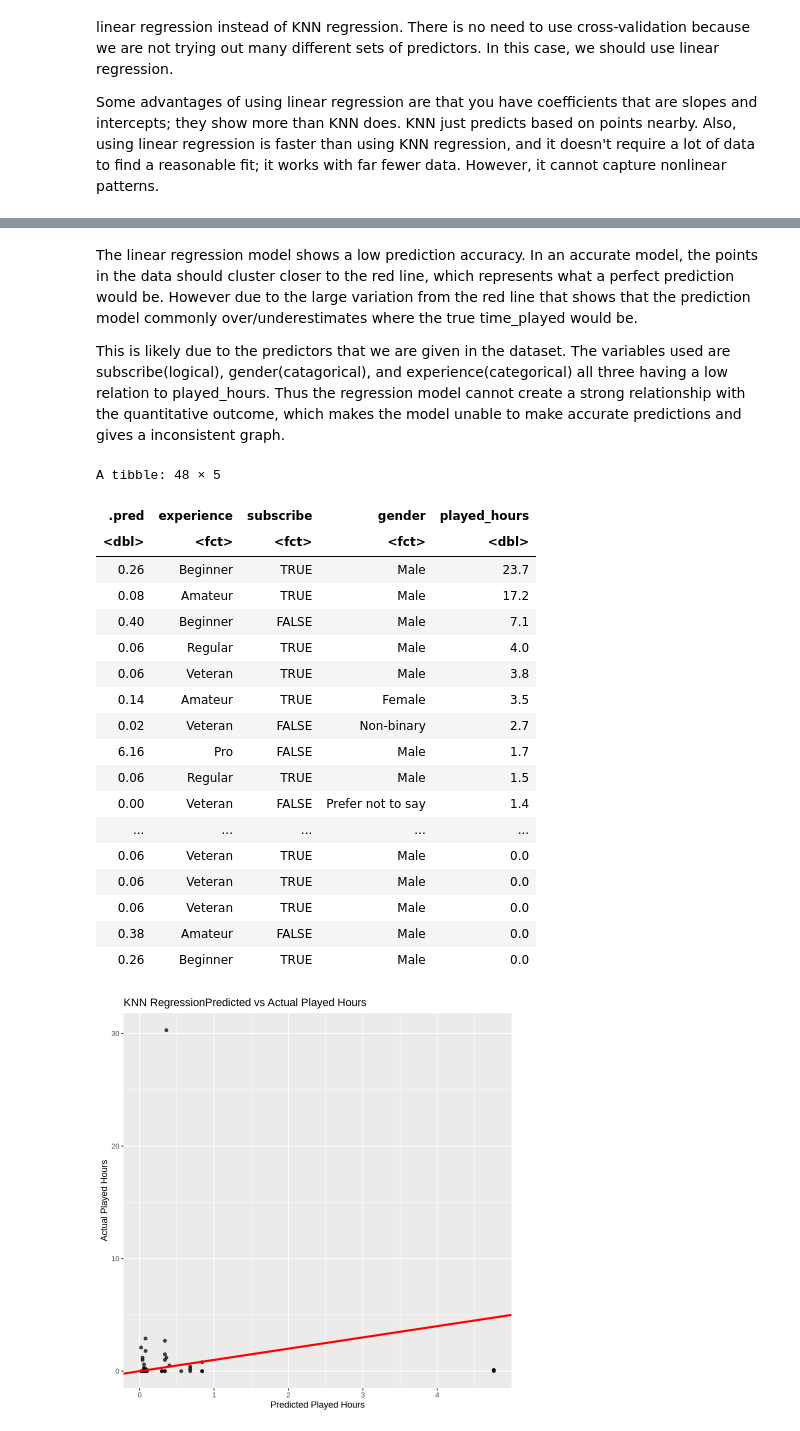
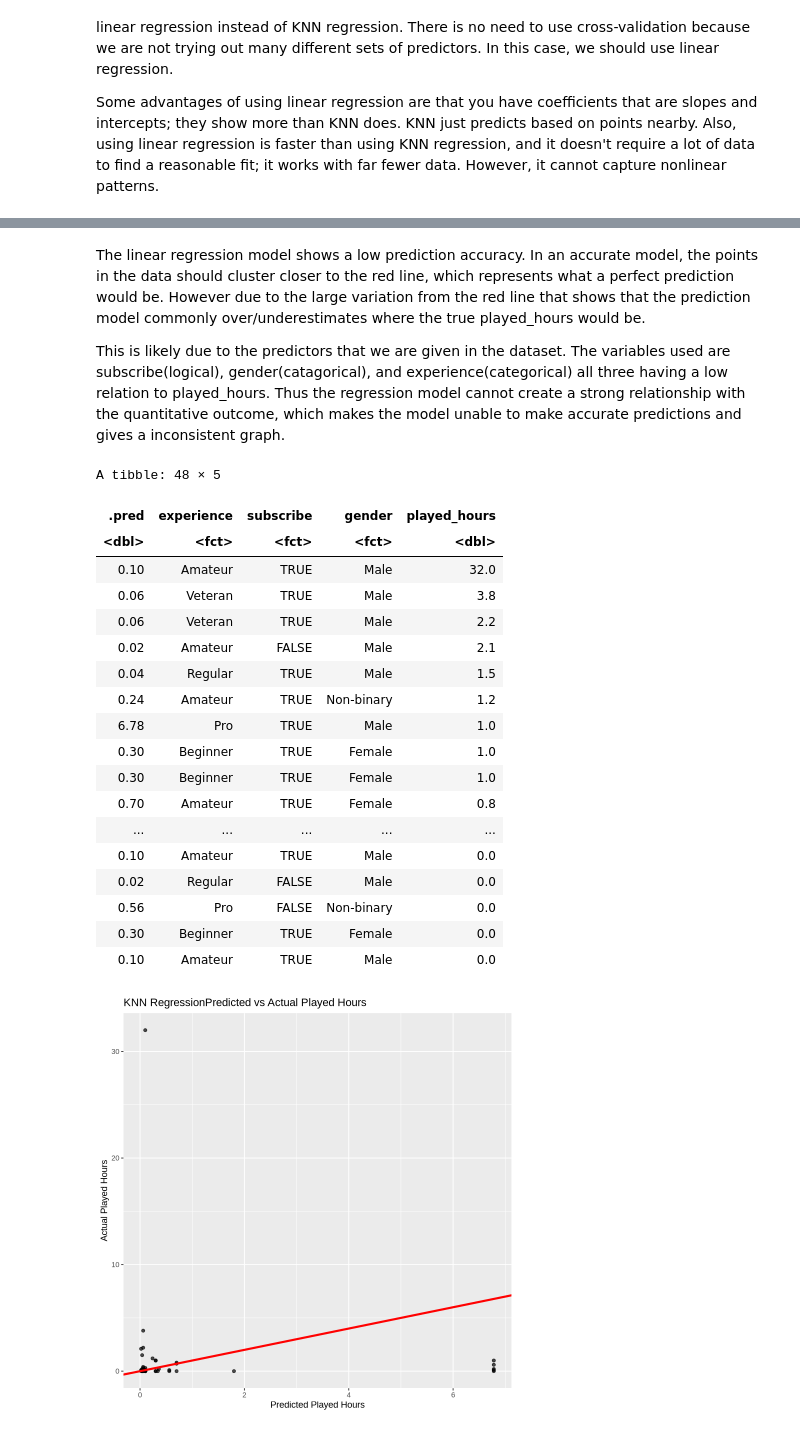
Before and after one commit to kiana-mohseni/dsci-100-2025w1-group-project, a Jupyter notebook: Final Project.ipynb, the cells around one changed output, grey strips where cells are left out. Cells and saved outputs as stored; diff of their text form; code cells hidden in the pictures.

```diff
--- a/Final Project.ipynb
+++ b/Final Project.ipynb
@@ -312,19 +296,19 @@ A tibble: 3 × 3
 # %% [markdown]
-The linear regression model shows a low prediction accuracy. In an accurate model, the points in the data should cluster closer to the red line, which represents what a perfect prediction would be. However due to the large variation from the red line that shows that the prediction model commonly over/underestimates where the true time_played would be.
+The linear regression model shows a low prediction accuracy. In an accurate model, the points in the data should cluster closer to the red line, which represents what a perfect prediction would be. However due to the large variation from the red line that shows that the prediction model commonly over/underestimates where the true played_hours would be.
 
 This is likely due to the predictors that we are given in the dataset. The variables used are subscribe(logical), gender(catagorical), and experience(categorical) all three having a low relation to played_hours. Thus the regression model cannot create a strong relationship with the quantitative outcome, which makes the model unable to make accurate predictions and gives a inconsistent graph.
 # %%
 library(tidymodels)
 
-player_data_response <- player_data_response |>
-  filter(played_hours < 40) |>
+player_data_response <- player_data_response %>%
+  filter(played_hours < 40) %>%
   mutate(
     subscribe  = as.factor(subscribe),
     experience = as.factor(experience),
     gender     = as.factor(gender)
   )
 
-## set.seed(123)
+set.seed(123)
 
 split <- initial_split(player_data_response, prop = 0.75, strata = played_hours)
 train <- training(split)
@@ -333,21 +317,21 @@ test  <- testing(split)
 knn_spec <- nearest_neighbor(
   neighbors = 5,
   weight_func = "rectangular"
-) |>
-  set_engine("kknn") |>
+) %>%
+  set_engine("kknn") %>%
   set_mode("regression")
 
 knn_recipe <- recipe(
   played_hours ~ subscribe + experience + gender,
   data = player_data_response
-) |>
-  step_dummy(all_nominal_predictors()) |>
-  step_zv(all_predictors()) |>
+) %>%
+  step_dummy(all_nominal_predictors()) %>%
+  step_zv(all_predictors()) %>%
   step_normalize(all_numeric_predictors())
 
-knn_fit <- workflow() |>
-  add_recipe(knn_recipe) |>
-  add_model(knn_spec) |>
+knn_fit <- workflow() %>%
+  add_recipe(knn_recipe) %>%
+  add_model(knn_spec) %>%
   fit(data = train)
 # %%
 test_pred_knn <- predict(knn_fit, test) %>%
@@ -357,36 +341,36 @@ test_pred_knn
 A tibble: 48 × 5
 | .pred | experience | subscribe | gender | played_hours |
 | <dbl> | <fct> | <fct> | <fct> | <dbl> |
-| 0.26 | Beginner | TRUE | Male | 23.7 |
-| 0.08 | Amateur | TRUE | Male | 17.2 |
-| 0.40 | Beginner | FALSE | Male | 7.1 |
-| 0.06 | Regular | TRUE | Male | 4.0 |
+| 0.10 | Amateur | TRUE | Male | 32.0 |
 | 0.06 | Veteran | TRUE | Male | 3.8 |
-| 0.14 | Amateur | TRUE | Female | 3.5 |
-| 0.02 | Veteran | FALSE | Non-binary | 2.7 |
-| 6.16 | Pro | FALSE | Male | 1.7 |
-| 0.06 | Regular | TRUE | Male | 1.5 |
-| 0.00 | Veteran | FALSE | Prefer not to say | 1.4 |
+| 0.06 | Veteran | TRUE | Male | 2.2 |
+| 0.02 | Amateur | FALSE | Male | 2.1 |
+| 0.04 | Regular | TRUE | Male | 1.5 |
+| 0.24 | Amateur | TRUE | Non-binary | 1.2 |
+| 6.78 | Pro | TRUE | Male | 1.0 |
+| 0.30 | Beginner | TRUE | Female | 1.0 |
+| 0.30 | Beginner | TRUE | Female | 1.0 |
+| 0.70 | Amateur | TRUE | Female | 0.8 |
 | ... | ... | ... | ... | ... |
-| 0.06 | Veteran | TRUE | Male | 0.0 |
-| 0.06 | Veteran | TRUE | Male | 0.0 |
-| 0.06 | Veteran | TRUE | Male | 0.0 |
-| 0.38 | Amateur | FALSE | Male | 0.0 |
-| 0.26 | Beginner | TRUE | Male | 0.0 |
+| 0.10 | Amateur | TRUE | Male | 0.0 |
+| 0.02 | Regular | FALSE | Male | 0.0 |
+| 0.56 | Pro | FALSE | Non-binary | 0.0 |
+| 0.30 | Beginner | TRUE | Female | 0.0 |
+| 0.10 | Amateur | TRUE | Male | 0.0 |
 # %%
-test_pred_knn <- predict(knn_fit, test) |>
+test_pred_knn <- predict(knn_fit, test) %>%
   bind_cols(test)
 
 ggplot(test_pred_knn, aes(x = .pred, y = played_hours)) +
   geom_point(alpha = 0.7) +
   geom_abline(slope = 1, intercept = 0, color = "red", linewidth = 1.2) +
   labs(
     title = "KNN RegressionPredicted vs Actual Played Hours",
     x = "Predicted Played Hours",
     y = "Actual Played Hours"
   )
 # %% [output]
-[figure, old version]
+[figure, new version]
 # %%
 metrics(test_pred_knn, truth = played_hours, estimate = .pred)
 # %% [output]
```
Also changed, not shown: parts of 7 cells of this notebook.
